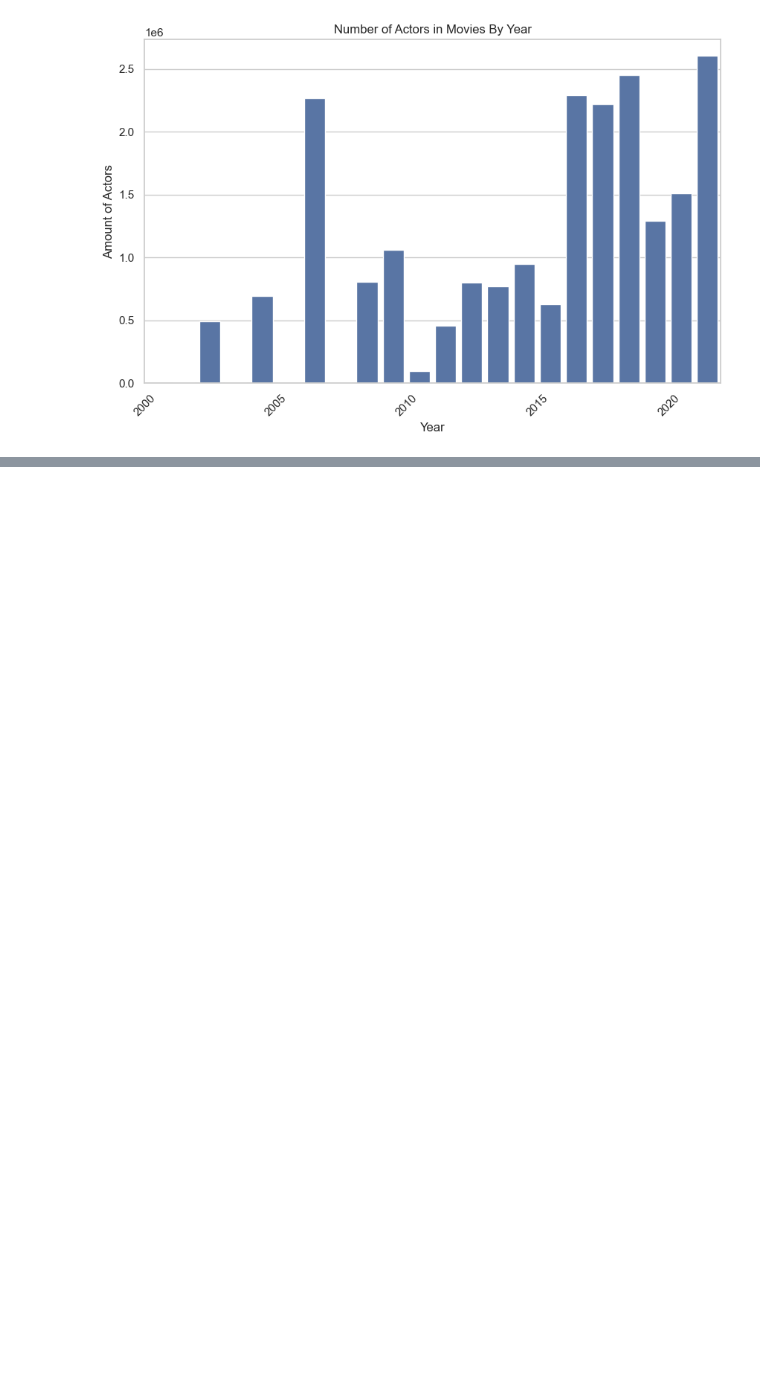
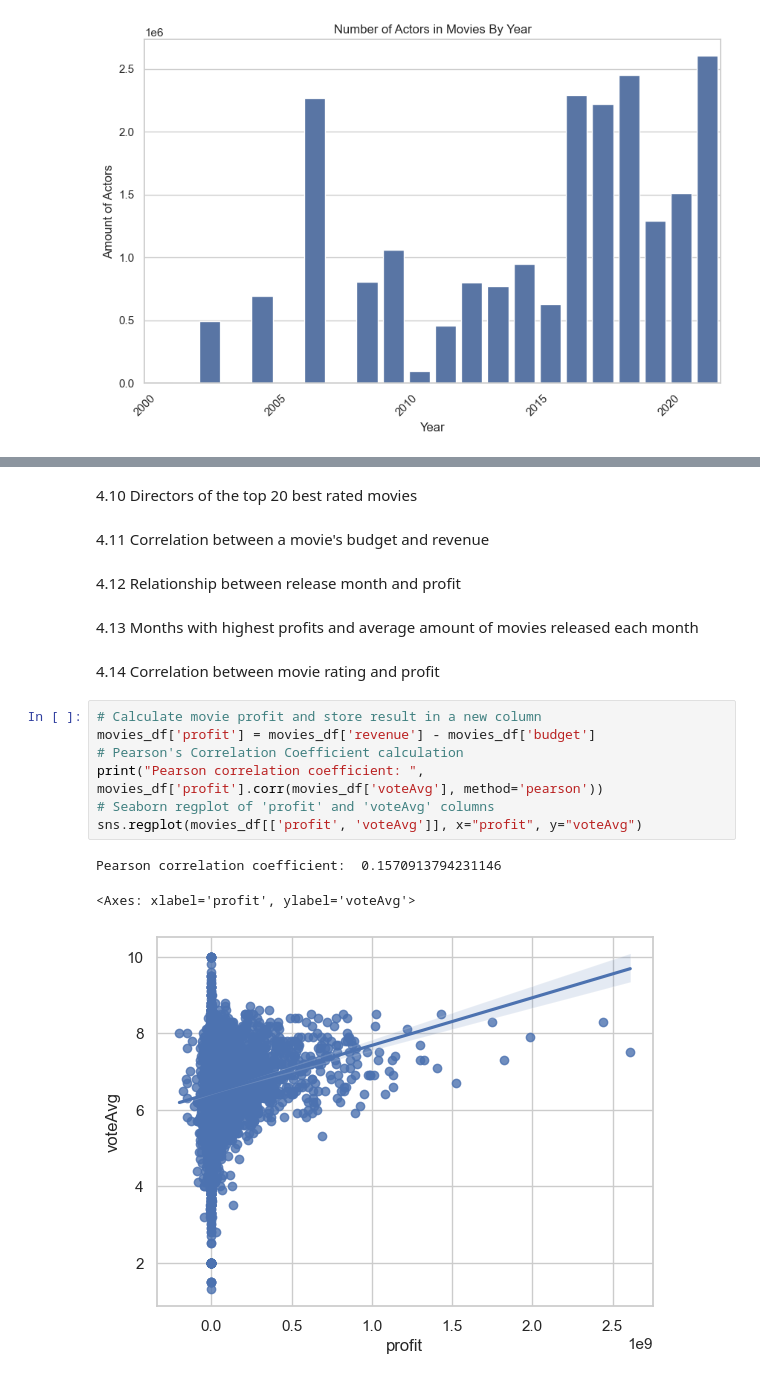
Before and after one commit to Andrea-gt/dm-hw-eda, a Jupyter notebook: answerSheet.ipynb, the cells around one changed output, grey strips where cells are left out. Saved outputs shown, nothing was run; the diff lists cells and outputs as text; blank space fills up the shorter version.

Commit message:
feat: Profits & Correlation with voteAvg

```diff
--- a/answerSheet.ipynb
+++ b/answerSheet.ipynb
@@ -410,0 +413,21 @@ plt.show()
+# %% [markdown]
+4.10 Directors of the top 20 best rated movies
+# %% [markdown]
+4.11 Correlation between a movie's budget and revenue
+# %% [markdown]
+4.12 Relationship between release month and profit
+# %% [markdown]
+4.13 Months with highest profits and average amount of movies released each month
+# %% [markdown]
+4.14 Correlation between movie rating and profit
+# %%
+# Calculate movie profit and store result in a new column
+movies_df['profit'] = movies_df['revenue'] - movies_df['budget']
+# Pearson's Correlation Coefficient calculation
+print("Pearson correlation coefficient: ", movies_df['profit'].corr(movies_df['voteAvg'], method='pearson'))
+# Seaborn regplot of 'profit' and 'voteAvg' columns
+sns.regplot(movies_df[['profit', 'voteAvg']], x="profit", y="voteAvg")
+# %% [output]
+Pearson correlation coefficient:  0.1570913794231146
+<Axes: xlabel='profit', ylabel='voteAvg'>
+[figure, added]
```
Also changed, not shown: parts of 1 cell of this notebook.
